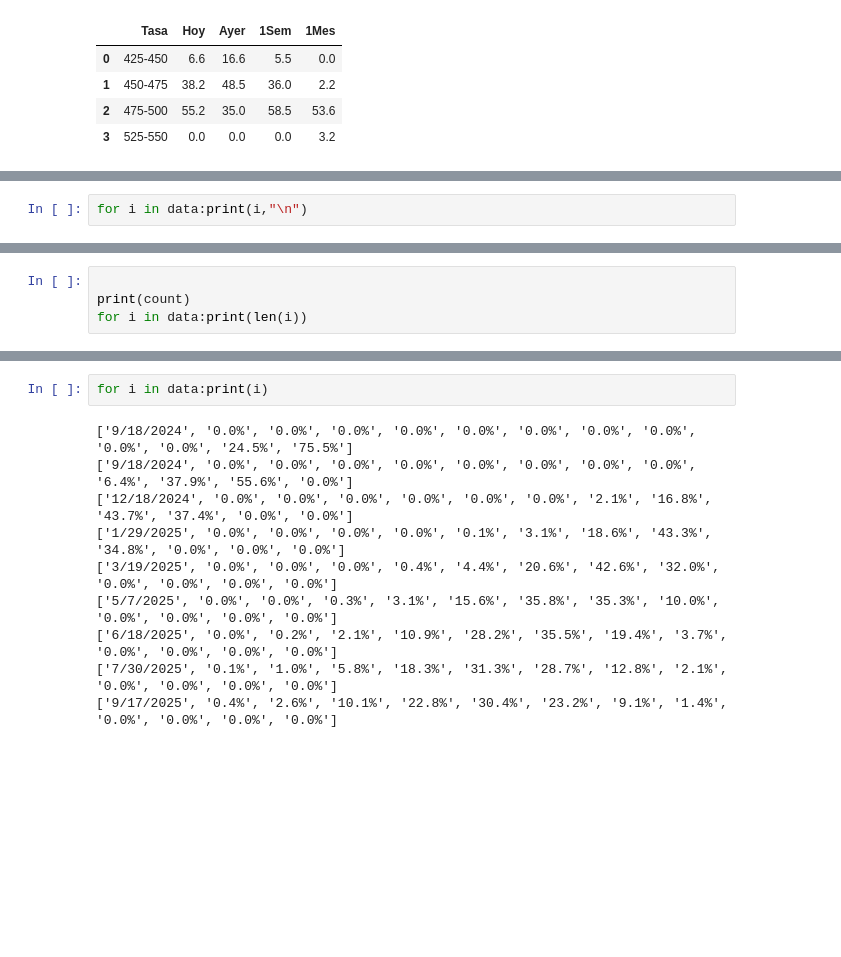
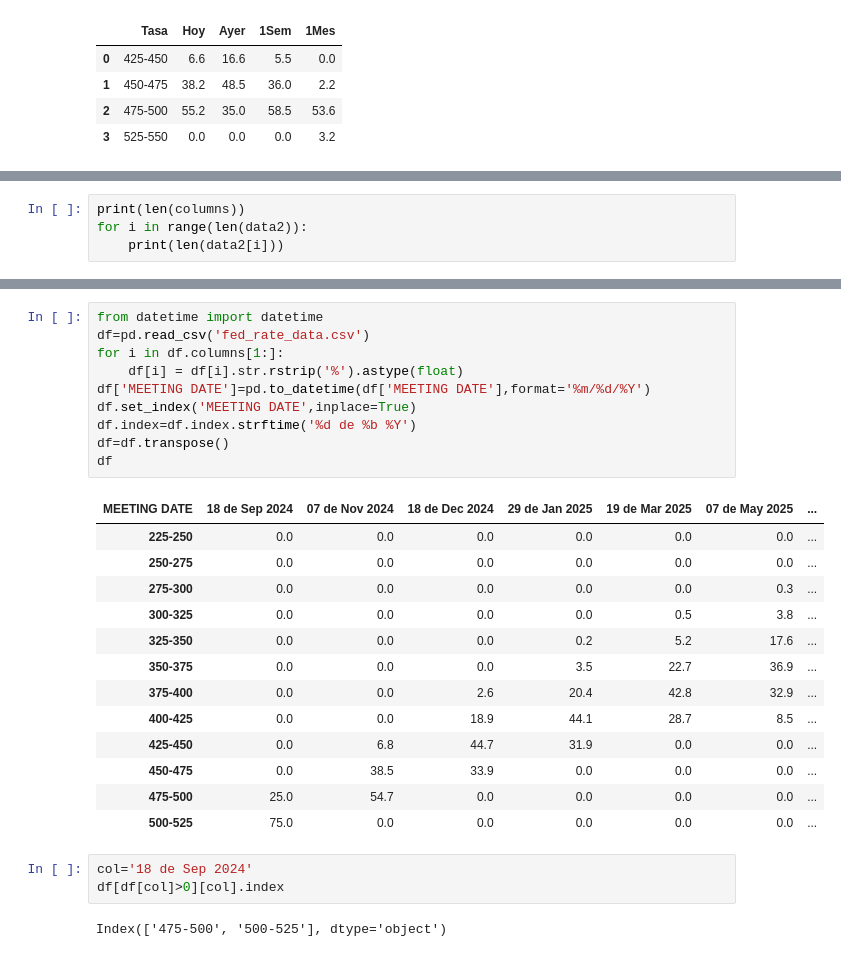
Before and after one commit to FedericoBohl/DatArg-2.0, a Jupyter notebook: __Test__.ipynb, the cells around one changed output, grey strips where cells are left out. Drawn from its saved outputs; the diff is of its cells as text; blank space fills up the shorter version.

Commit message:
complete get data CME

```diff
--- a/__Test__.ipynb
+++ b/__Test__.ipynb
@@ -1840,2 +1835,0 @@ NameError: name 'df' is not defined
-# %%
-for i in data:print(i,"\n")
@@ -1860,5 +2105,5 @@ for i in data:print(i,"\n")
 # %%
-
-print(count)
-for i in data:print(len(i))
+print(len(columns))
+for i in range(len(data2)):
+    print(len(data2[i]))
 # %% [output]
@@ -1902,12 +2120,29 @@ data
-# %%
-for i in data:print(i)
-# %% [output]
-['9/18/2024', '0.0%', '0.0%', '0.0%', '0.0%', '0.0%', '0.0%', '0.0%', '0.0%', '0.0%', '0.0%', '24.5%', '75.5%']
-['9/18/2024', '0.0%', '0.0%', '0.0%', '0.0%', '0.0%', '0.0%', '0.0%', '0.0%', '6.4%', '37.9%', '55.6%', '0.0%']
-['12/18/2024', '0.0%', '0.0%', '0.0%', '0.0%', '0.0%', '0.0%', '2.1%', '16.8%', '43.7%', '37.4%', '0.0%', '0.0%']
-['1/29/2025', '0.0%', '0.0%', '0.0%', '0.0%', '0.1%', '3.1%', '18.6%', '43.3%', '34.8%', '0.0%', '0.0%', '0.0%']
-['3/19/2025', '0.0%', '0.0%', '0.0%', '0.4%', '4.4%', '20.6%', '42.6%', '32.0%', '0.0%', '0.0%', '0.0%', '0.0%']
-['5/7/2025', '0.0%', '0.0%', '0.3%', '3.1%', '15.6%', '35.8%', '35.3%', '10.0%', '0.0%', '0.0%', '0.0%', '0.0%']
-['6/18/2025', '0.0%', '0.2%', '2.1%', '10.9%', '28.2%', '35.5%', '19.4%', '3.7%', '0.0%', '0.0%', '0.0%', '0.0%']
-['7/30/2025', '0.1%', '1.0%', '5.8%', '18.3%', '31.3%', '28.7%', '12.8%', '2.1%', '0.0%', '0.0%', '0.0%', '0.0%']
-['9/17/2025', '0.4%', '2.6%', '10.1%', '22.8%', '30.4%', '23.2%', '9.1%', '1.4%', '0.0%', '0.0%', '0.0%', '0.0%']
+# %%
+from datetime import datetime
+df=pd.read_csv('fed_rate_data.csv')
+for i in df.columns[1:]:
+    df[i] = df[i].str.rstrip('%').astype(float)
+df['MEETING DATE']=pd.to_datetime(df['MEETING DATE'],format='%m/%d/%Y')
+df.set_index('MEETING DATE',inplace=True)
+df.index=df.index.strftime('%d de %b %Y')
+df=df.transpose()
+df
+# %% [output]
+| MEETING DATE | 18 de Sep 2024 | 07 de Nov 2024 | 18 de Dec 2024 | 29 de Jan 2025 | 19 de Mar 2025 | 07 de May 2025 | ... |
+| 225-250 | 0.0 | 0.0 | 0.0 | 0.0 | 0.0 | 0.0 | ... |
+| 250-275 | 0.0 | 0.0 | 0.0 | 0.0 | 0.0 | 0.0 | ... |
+| 275-300 | 0.0 | 0.0 | 0.0 | 0.0 | 0.0 | 0.3 | ... |
+| 300-325 | 0.0 | 0.0 | 0.0 | 0.0 | 0.5 | 3.8 | ... |
+| 325-350 | 0.0 | 0.0 | 0.0 | 0.2 | 5.2 | 17.6 | ... |
+| 350-375 | 0.0 | 0.0 | 0.0 | 3.5 | 22.7 | 36.9 | ... |
+| 375-400 | 0.0 | 0.0 | 2.6 | 20.4 | 42.8 | 32.9 | ... |
+| 400-425 | 0.0 | 0.0 | 18.9 | 44.1 | 28.7 | 8.5 | ... |
+| 425-450 | 0.0 | 6.8 | 44.7 | 31.9 | 0.0 | 0.0 | ... |
+| 450-475 | 0.0 | 38.5 | 33.9 | 0.0 | 0.0 | 0.0 | ... |
+| 475-500 | 25.0 | 54.7 | 0.0 | 0.0 | 0.0 | 0.0 | ... |
+| 500-525 | 75.0 | 0.0 | 0.0 | 0.0 | 0.0 | 0.0 | ... |
+# %%
+col='18 de Sep 2024'
+df[df[col]>0][col].index
+# %% [output]
+Index(['475-500', '500-525'], dtype='object')
```
Also changed, not shown: parts of 17 cells of this notebook, 2 other files.
